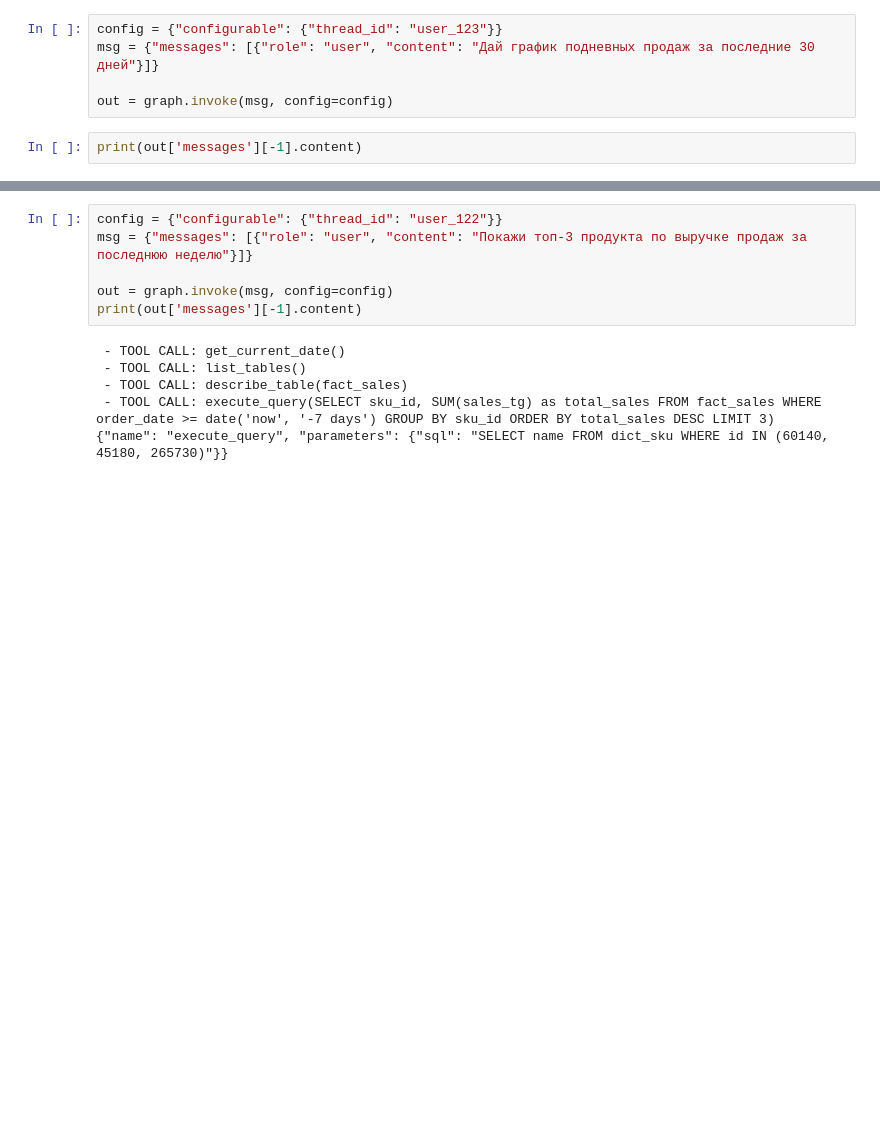
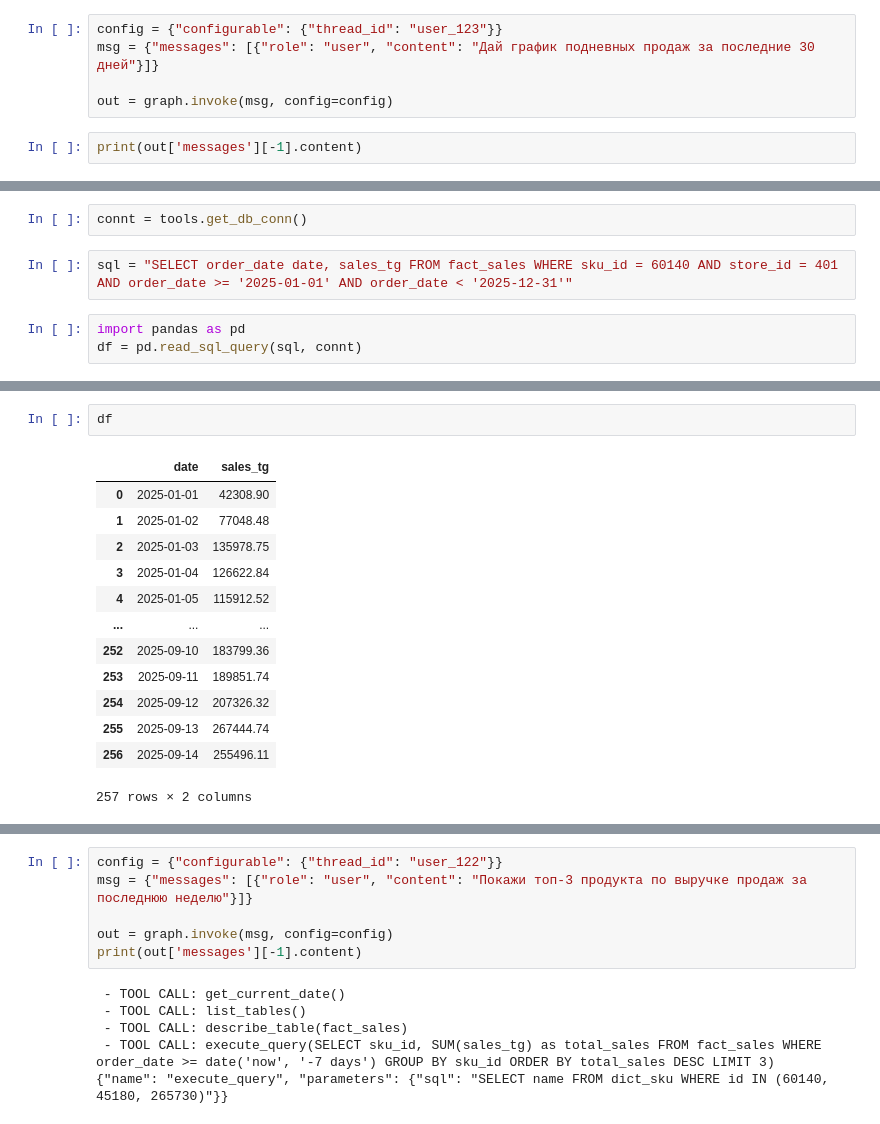
Before and after one commit to Aziko13/shai-hackathon, a Jupyter notebook: test.ipynb, the cells around one changed output, grey strips where cells are left out. Saved outputs shown, nothing was run; the diff lists cells and outputs as text; blank space fills up the shorter version.

```diff
--- a/test.ipynb
+++ b/test.ipynb
@@ -60,0 +65,7 @@ print(out['messages'][-1].content)
+# %%
+connt = tools.get_db_conn()
+# %%
+sql = "SELECT order_date date, sales_tg FROM fact_sales WHERE sku_id = 60140 AND store_id = 401 AND order_date >= '2025-01-01' AND order_date < '2025-12-31'"
+# %%
+import pandas as pd
+df = pd.read_sql_query(sql, connt)
@@ -60,0 +104,16 @@ print(out['messages'][-1].content)
+# %%
+df
+# %% [output]
+|  | date | sales_tg |
+| 0 | 2025-01-01 | 42308.90 |
+| 1 | 2025-01-02 | 77048.48 |
+| 2 | 2025-01-03 | 135978.75 |
+| 3 | 2025-01-04 | 126622.84 |
+| 4 | 2025-01-05 | 115912.52 |
+| ... | ... | ... |
+| 252 | 2025-09-10 | 183799.36 |
+| 253 | 2025-09-11 | 189851.74 |
+| 254 | 2025-09-12 | 207326.32 |
+| 255 | 2025-09-13 | 267444.74 |
+| 256 | 2025-09-14 | 255496.11 |
+257 rows × 2 columns
```
Also changed, not shown: parts of 11 cells of this notebook, 4 other files.
